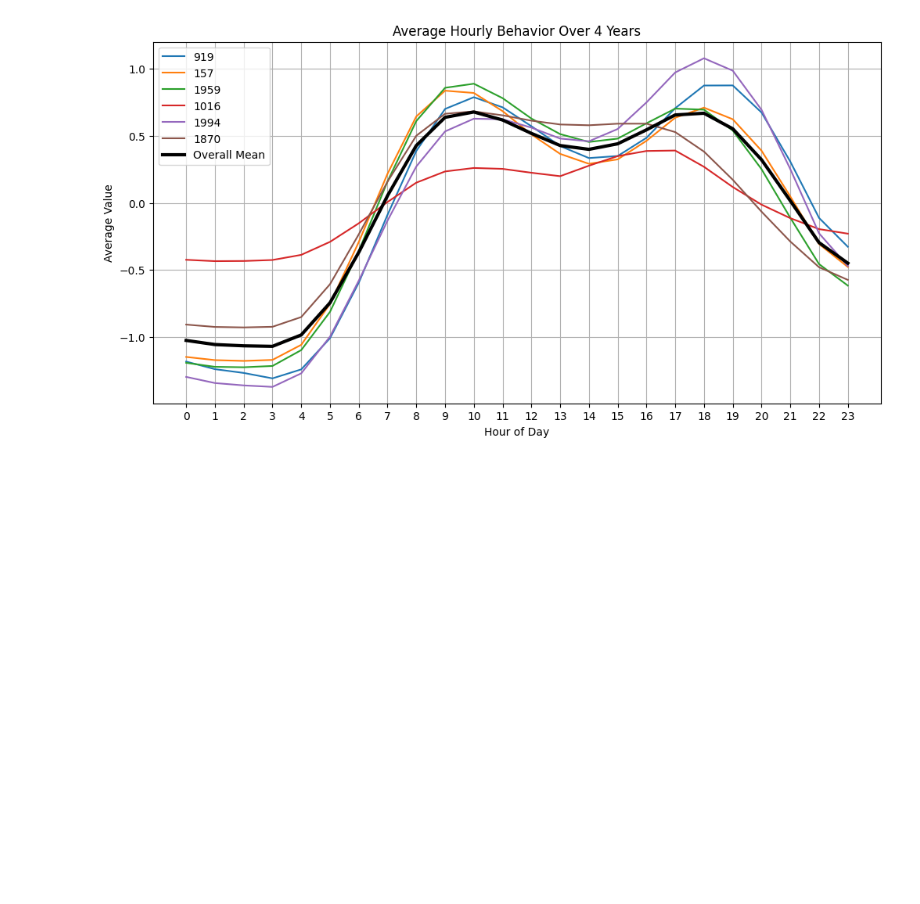
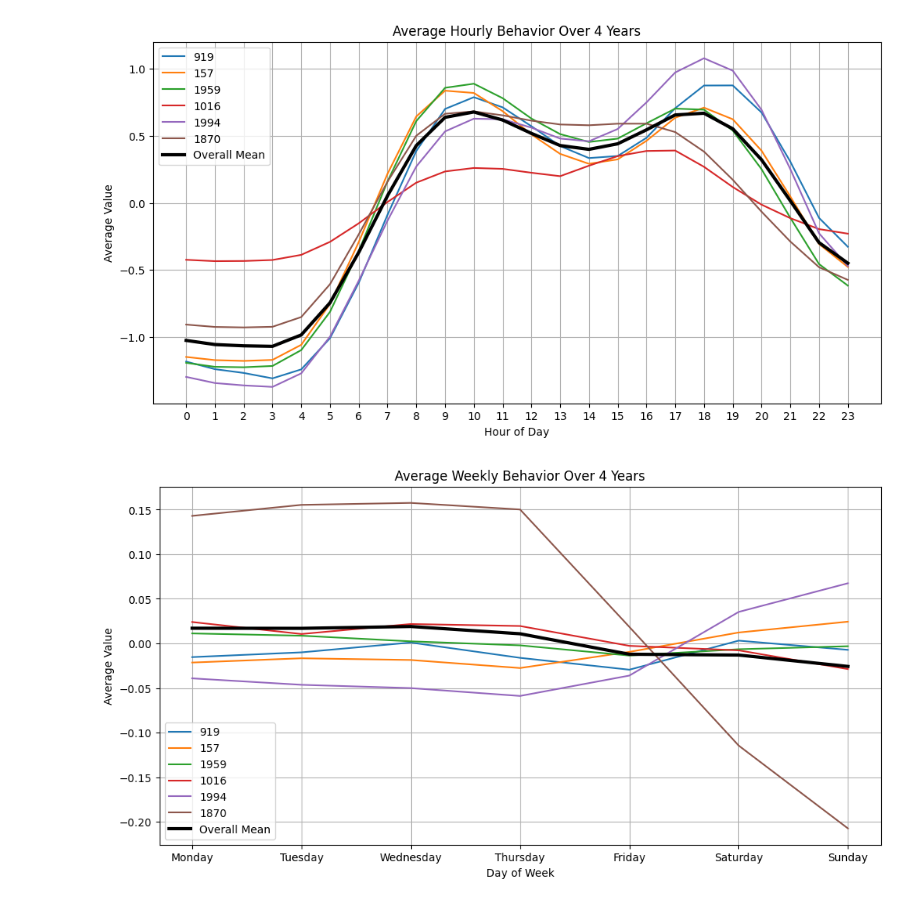
Before and after one commit to amy-jd/ECM3401-Personal-Project, a Jupyter notebook: project/eda.ipynb, the cells around one changed output. Drawn from its saved outputs; the diff is of its cells as text; code cells hidden in the pictures; blank space fills up the shorter version.

Commit message:
Improved EDA for strata

```diff
--- a/project/eda.ipynb
+++ b/project/eda.ipynb
@@ -23,41 +23,49 @@ def print_avg_behaviour_graph(path, strata = 'season', window = 3):
 
     if strata == 'season':
         df['category'] = df.index.isocalendar().week
+        xlabel="Week Number"
+        title="Average Weekly Behavior Over 4 Years"
     elif strata == 'day':
         df['category'] = df.index.day_name()
-        plt.xlabel("Week Number")
-        plt.title("Average Weekly Behavior Over 4 Years")
+        xlabel="Day of Week"
+        title="Average Weekly Behavior Over 4 Years"
     elif strata == 'time of day':
         df['category'] = df.index.hour
         xlabel = "Hour of Day"
         title = "Average Hourly Behavior Over 4 Years"
 
 
     df_avg = df.groupby('category').mean()
 
-    #days_order = ['Monday', 'Tuesday', 'Wednesday', 'Thursday', 'Friday', 'Saturday', 'Sunday']
-    #df_avg = weekly_avg.reindex(days_order)
+    if strata == 'day':
+        days_order = ['Monday', 'Tuesday', 'Wednesday', 'Thursday', 'Friday', 'Saturday', 'Sunday']
+        df_avg = weekly_avg.reindex(days_order)
 
     df_avg = df_avg.rolling(window=window, min_periods=1, center=True).mean()
 
 
     plt.figure(figsize=(12,6))
     for col in df_avg.columns:
         plt.plot(df_avg.index, df_avg[col], label=col)
 
 
     plt.plot(df_avg.index, df_avg.mean(axis=1), color='black', linewidth=3, label='Overall Mean')
 
     if strata == 'time of day':
         plt.xticks(range(0, 24))
+    if strata == 'season':
+        plt.xticks(range(1, 53))
 
     plt.xlabel(xlabel)
     plt.ylabel("Average Value")
     plt.title(title)
     plt.legend()
     plt.grid(True)
     plt.show()
 
 print_avg_behaviour_graph(path, window = 4, strata='time of day')
+print_avg_behaviour_graph(path, window = 4, strata='day')
+print_avg_behaviour_graph(path, window = 15, strata='season')
 # %% [output]
 [figure]
+[figure, added]
```
Also changed, not shown: parts of 1 cell of this notebook, 1 other file.
